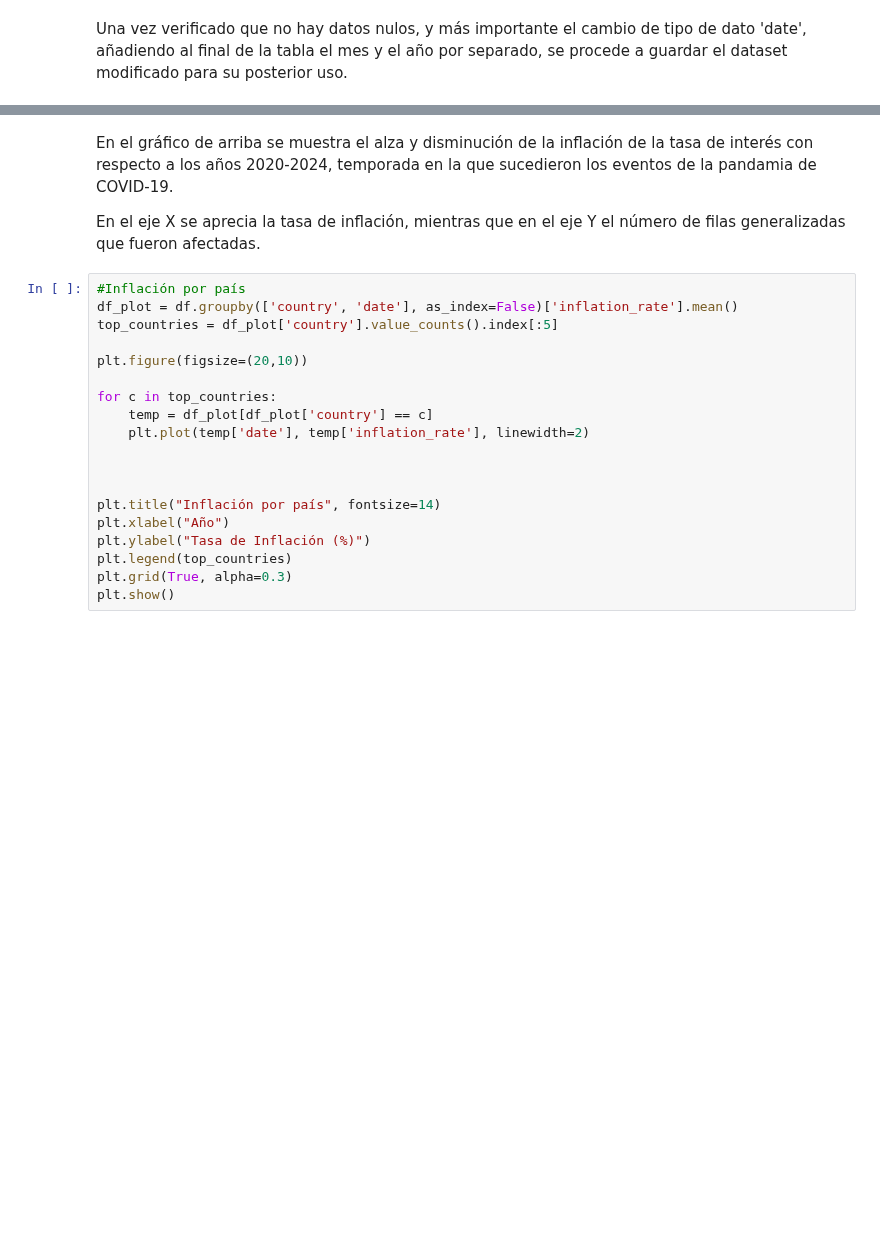
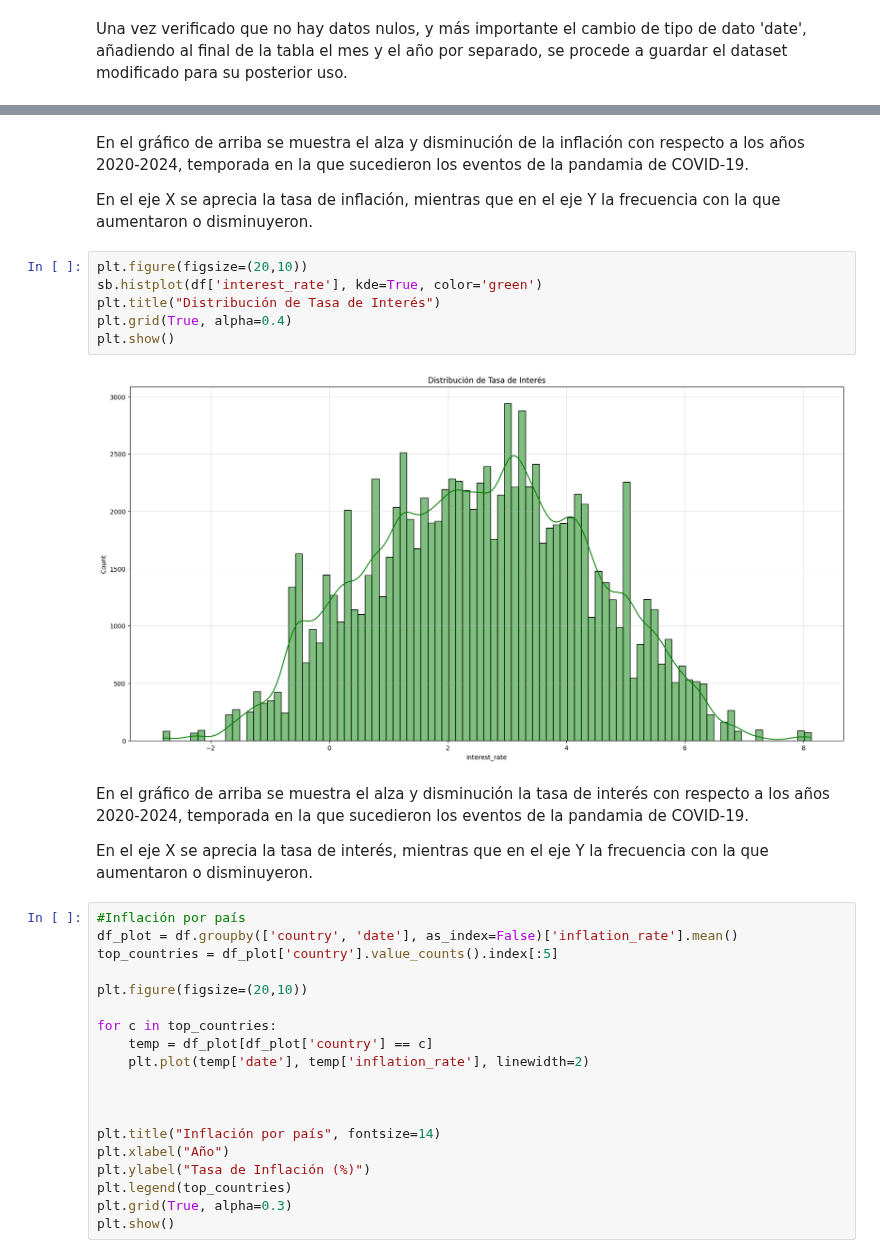
Before and after one commit to JayRiv25/InflacionCOVID, a Jupyter notebook: Inflación Post COVID.ipynb, the cells around one changed output, grey strips where cells are left out. Cells and saved outputs as stored; diff of their text form; blank space fills up the shorter version.

```diff
--- a/Inflación Post COVID.ipynb
+++ b/Inflación Post COVID.ipynb
@@ -144,9 +169,21 @@ plt.show()
 # %% [output]
 [figure]
 # %% [markdown]
-En el gráfico de arriba se muestra el alza y disminución de la inflación de la tasa de interés con respecto a los años 2020-2024, temporada en la que sucedieron los eventos de la pandamia de COVID-19.
+En el gráfico de arriba se muestra el alza y disminución de la inflación con respecto a los años 2020-2024, temporada en la que sucedieron los eventos de la pandamia de COVID-19.
 
-En el eje X se aprecia la tasa de inflación, mientras que en el eje Y el número de filas generalizadas que fueron afectadas.
+En el eje X se aprecia la tasa de inflación, mientras que en el eje Y la frecuencia con la que aumentaron o disminuyeron.
+# %%
+plt.figure(figsize=(20,10))
+sb.histplot(df['interest_rate'], kde=True, color='green')
+plt.title("Distribución de Tasa de Interés")
+plt.grid(True, alpha=0.4)
+plt.show()
+# %% [output]
+[figure, added]
+# %% [markdown]
+En el gráfico de arriba se muestra el alza y disminución la tasa de interés con respecto a los años 2020-2024, temporada en la que sucedieron los eventos de la pandamia de COVID-19.
+
+En el eje X se aprecia la tasa de interés, mientras que en el eje Y la frecuencia con la que aumentaron o disminuyeron.
 # %%
 #Inflación por país
 df_plot = df.groupby(['country', 'date'], as_index=False)['inflation_rate'].mean()
```
Also changed, not shown: parts of 12 cells of this notebook.
